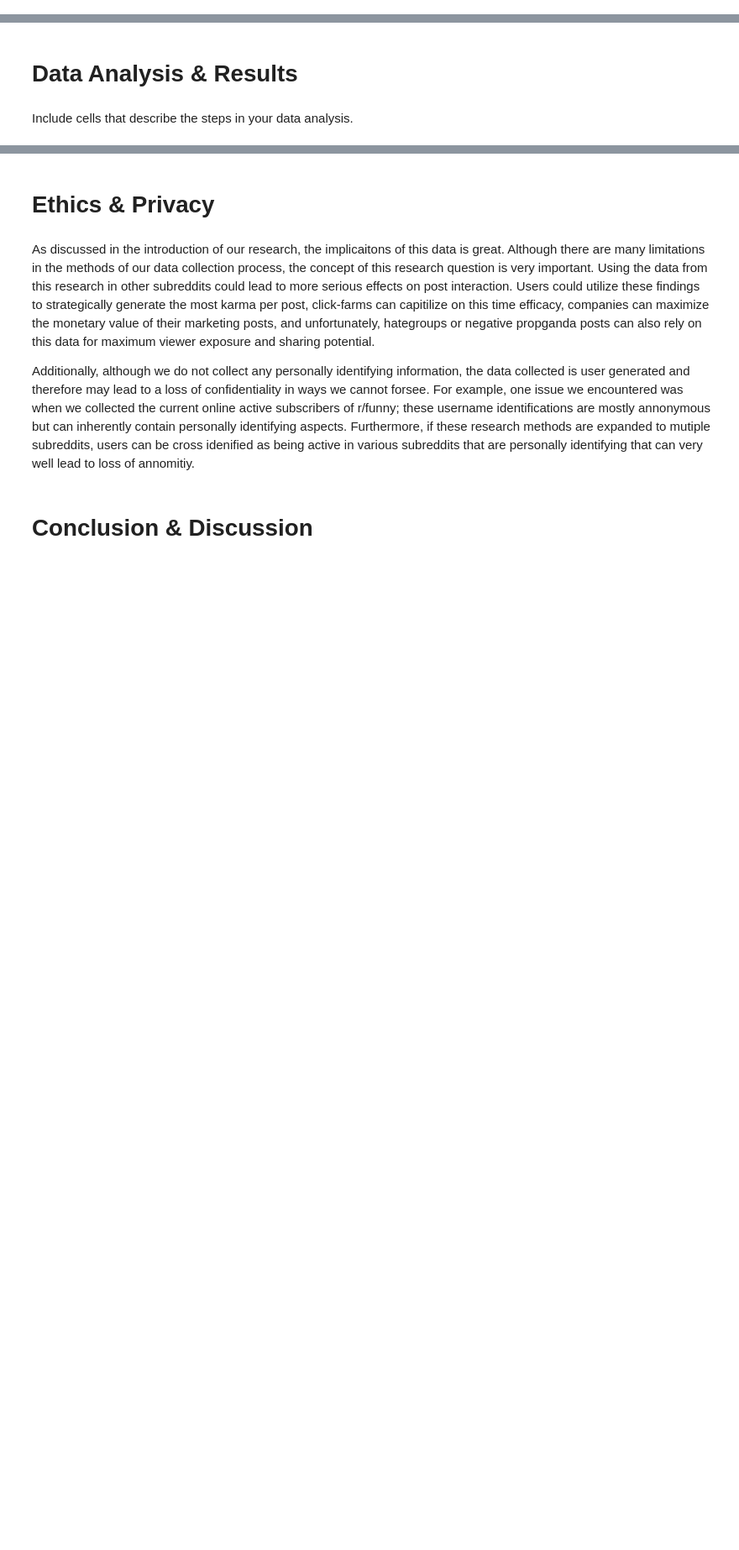
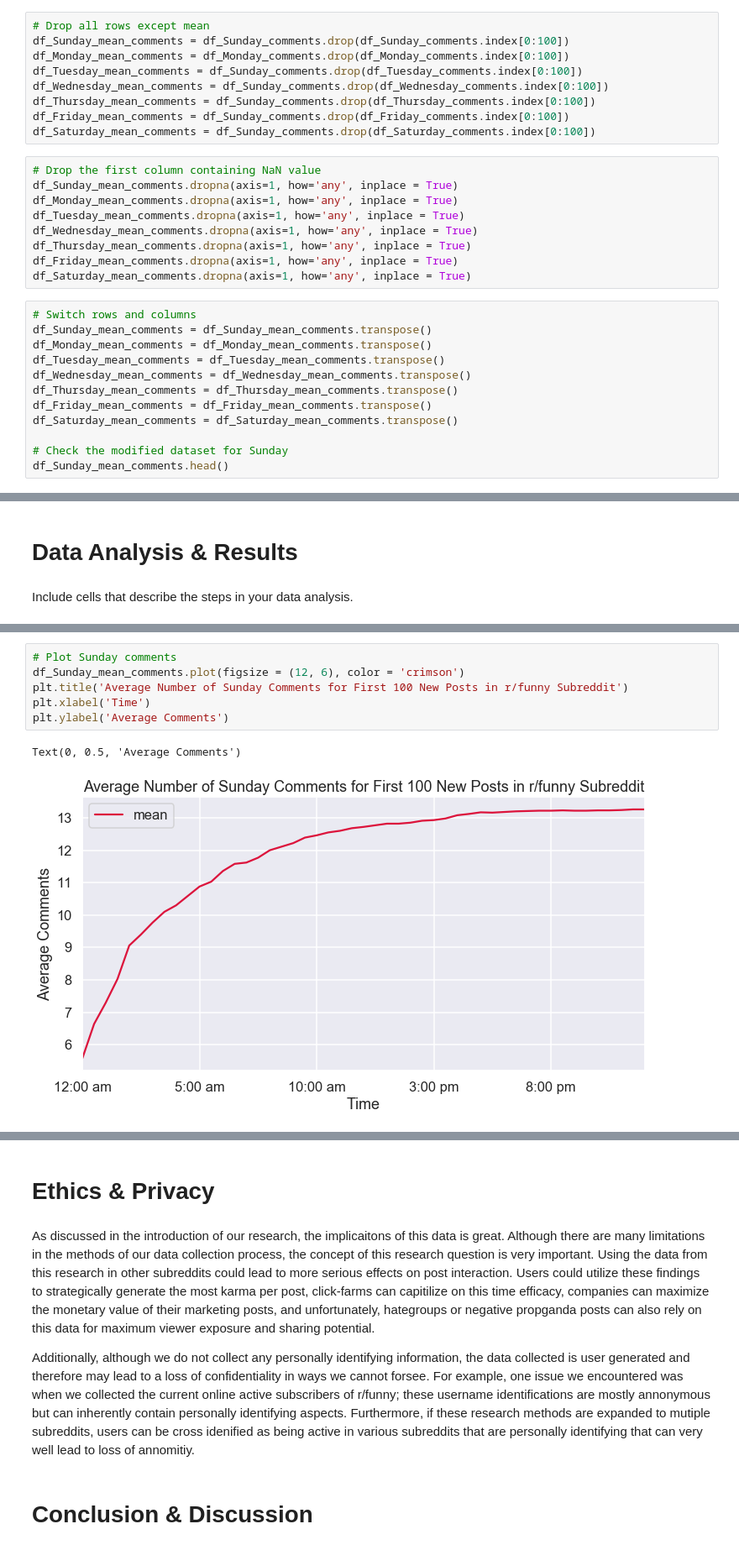
Before and after one commit to cs1212/COGS108_Reddit-Data-Analysis, a Jupyter notebook: FinalProject.ipynb, the cells around one changed output, grey strips where cells are left out. Shown at 84% size. Drawn from its saved outputs; the diff is of its cells as text; blank space fills up the shorter version.

```diff
--- a/FinalProject.ipynb
+++ b/FinalProject.ipynb
@@ -310,0 +316,30 @@ df_Sunday_comments.tail()
+# %%
+# Drop all rows except mean
+df_Sunday_mean_comments = df_Sunday_comments.drop(df_Sunday_comments.index[0:100])
+df_Monday_mean_comments = df_Monday_comments.drop(df_Monday_comments.index[0:100])
+df_Tuesday_mean_comments = df_Sunday_comments.drop(df_Tuesday_comments.index[0:100])
+df_Wednesday_mean_comments = df_Sunday_comments.drop(df_Wednesday_comments.index[0:100])
+df_Thursday_mean_comments = df_Sunday_comments.drop(df_Thursday_comments.index[0:100])
+df_Friday_mean_comments = df_Sunday_comments.drop(df_Friday_comments.index[0:100])
+df_Saturday_mean_comments = df_Sunday_comments.drop(df_Saturday_comments.index[0:100])
+# %%
+# Drop the first column containing NaN value
+df_Sunday_mean_comments.dropna(axis=1, how='any', inplace = True)
+df_Monday_mean_comments.dropna(axis=1, how='any', inplace = True)
+df_Tuesday_mean_comments.dropna(axis=1, how='any', inplace = True)
+df_Wednesday_mean_comments.dropna(axis=1, how='any', inplace = True)
+df_Thursday_mean_comments.dropna(axis=1, how='any', inplace = True)
+df_Friday_mean_comments.dropna(axis=1, how='any', inplace = True)
+df_Saturday_mean_comments.dropna(axis=1, how='any', inplace = True)
+# %%
+# Switch rows and columns
+df_Sunday_mean_comments = df_Sunday_mean_comments.transpose()
+df_Monday_mean_comments = df_Monday_mean_comments.transpose()
+df_Tuesday_mean_comments = df_Tuesday_mean_comments.transpose()
+df_Wednesday_mean_comments = df_Wednesday_mean_comments.transpose()
+df_Thursday_mean_comments = df_Thursday_mean_comments.transpose()
+df_Friday_mean_comments = df_Friday_mean_comments.transpose()
+df_Saturday_mean_comments = df_Saturday_mean_comments.transpose()
+
+# Check the modified dataset for Sunday
+df_Sunday_mean_comments.head()
@@ -317,0 +366,9 @@ Include cells that describe the steps in your data analysis.
+# %%
+# Plot Sunday comments
+df_Sunday_mean_comments.plot(figsize = (12, 6), color = 'crimson')
+plt.title('Average Number of Sunday Comments for First 100 New Posts in r/funny Subreddit')
+plt.xlabel('Time')
+plt.ylabel('Average Comments')
+# %% [output]
+Text(0, 0.5, 'Average Comments')
+[figure, added]
```
Also changed, not shown: parts of 43 cells of this notebook.
